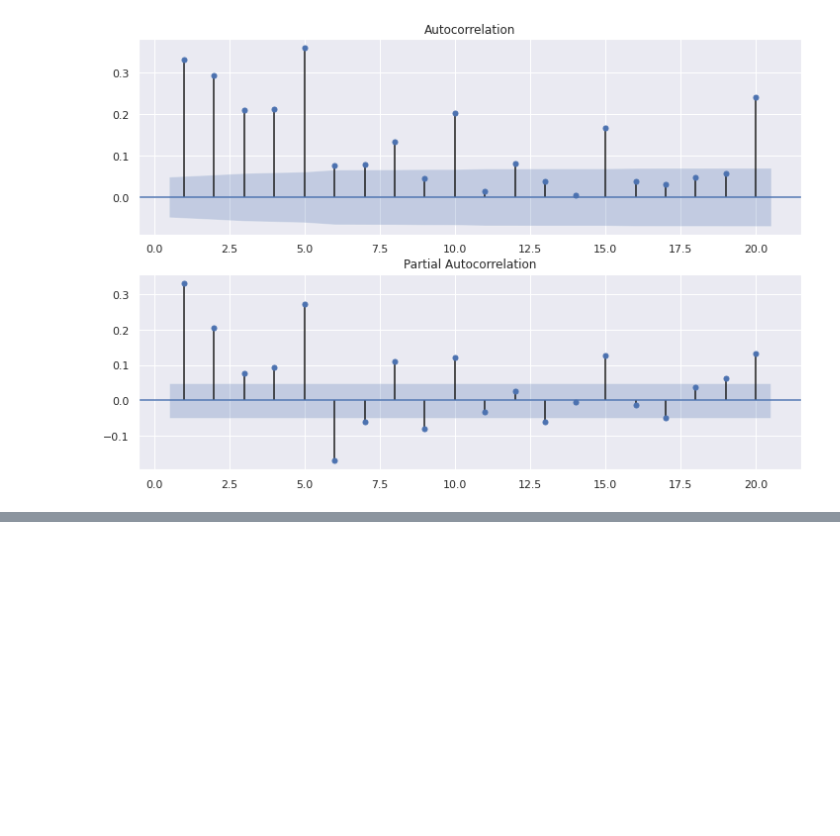
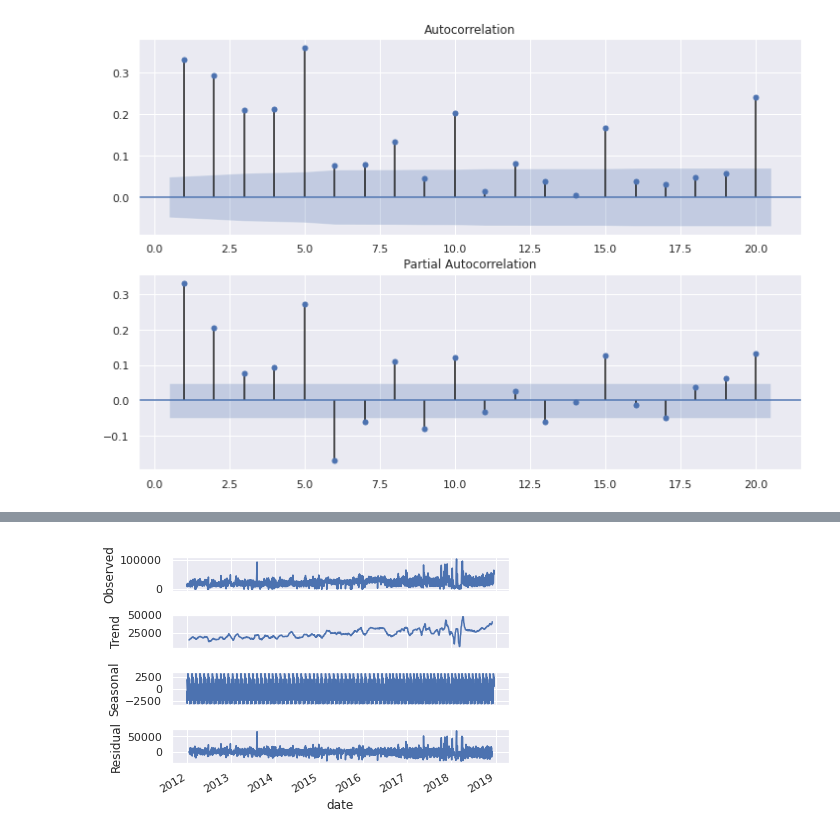
Before and after one commit to JonHaz/Capstone-2-LVMH-Sales-in-Iowa, a Jupyter notebook: LVMH_Capstone_Two_Modeling.ipynb, the cells around one changed output, grey strips where cells are left out. Drawn from its saved outputs; the diff is of its cells as text; code cells hidden in the pictures; blank space fills up the shorter version.

```diff
--- a/LVMH_Capstone_Two_Modeling.ipynb
+++ b/LVMH_Capstone_Two_Modeling.ipynb
@@ -565,0 +591,12 @@ plt.show()
+# %%
+# Import seasonal decompose
+from statsmodels.tsa.seasonal import seasonal_decompose
+
+# Perform additive decomposition
+decomp = seasonal_decompose(y_train['sale_dollars'], freq=20)
+
+# Plot decomposition
+decomp.plot()
+plt.show()
+# %% [output]
+[figure, added]
```
Also changed, not shown: parts of 19 cells of this notebook.
